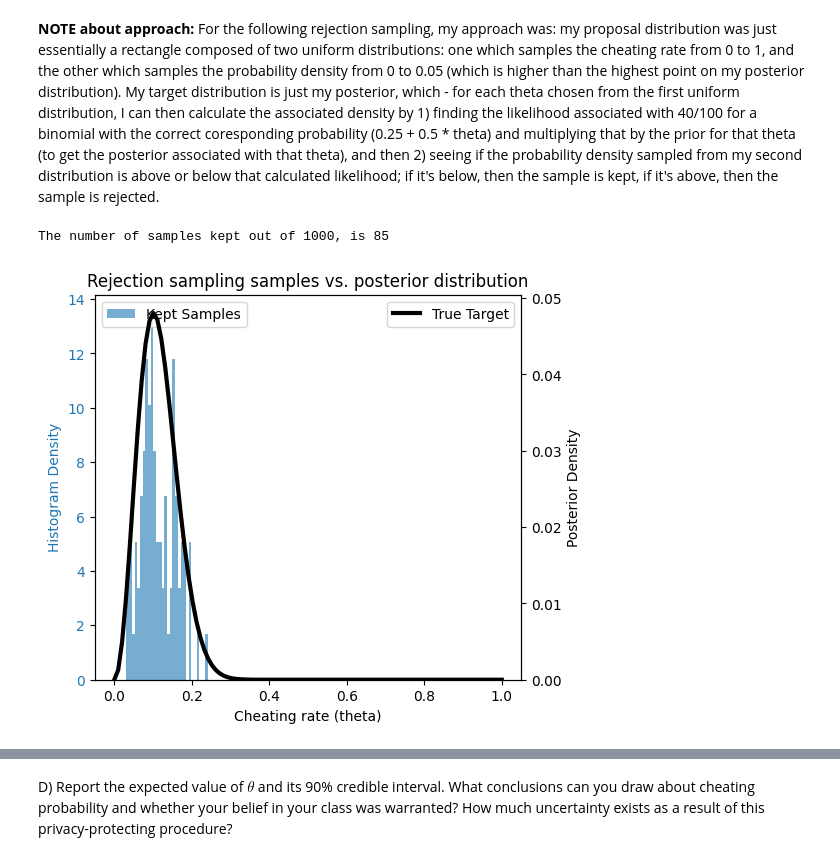
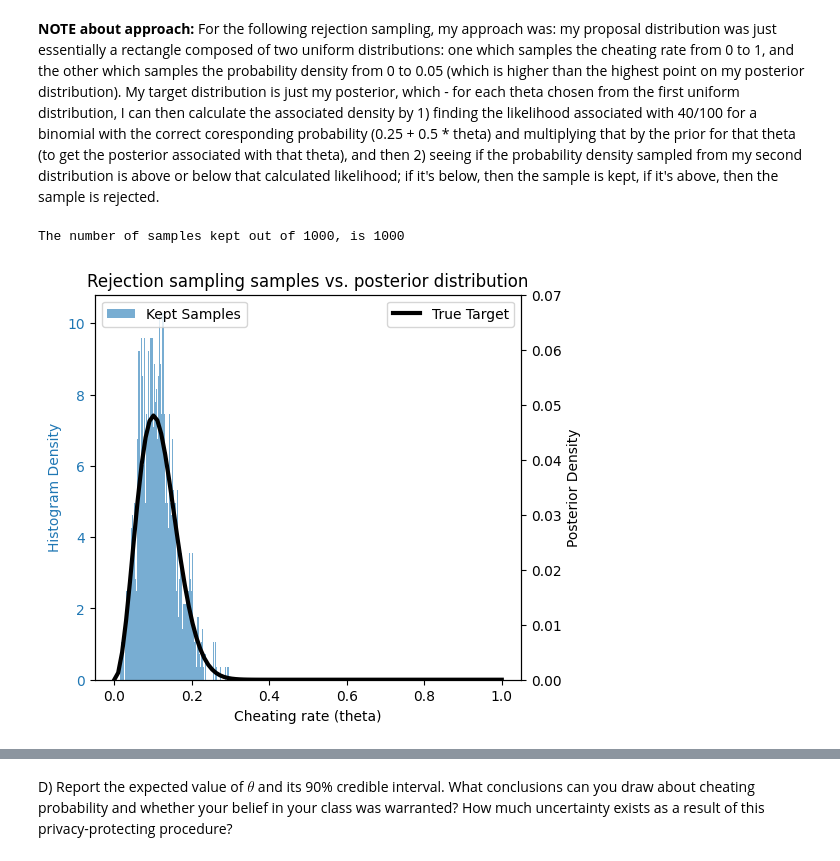
Before and after one commit to BEE4850-SP25/hw03-mcallen14, a Jupyter notebook: hw03_version2.ipynb, the cells around one changed output, grey strips where cells are left out. Cells and saved outputs as stored; diff of their text form; code cells hidden in the pictures.

Commit message:
w rejection sampling update

```diff
--- a/hw03_version2.ipynb
+++ b/hw03_version2.ipynb
@@ -255,52 +257,76 @@ C) Use rejection sampling to draw 1,000 samples from the posterior and
 # %% [markdown]
 **NOTE about approach:** For the following rejection sampling, my approach was: my proposal distribution was just essentially a rectangle composed of two uniform distributions: one which samples the cheating rate from 0 to 1, and the other which samples the probability density from 0 to 0.05 (which is higher than the highest point on my posterior distribution). My target distribution is just my posterior, which - for each theta chosen from the first uniform distribution, I can then calculate the associated density by 1) finding the likelihood associated with 40/100 for a binomial with the correct coresponding probability (0.25 + 0.5 * theta) and multiplying that by the prior for that theta (to get the posterior associated with that theta), and then 2) seeing if the probability density sampled from my second distribution is above or below that calculated likelihood; if it's below, then the sample is kept, if it's above, then the sample is rejected.
 # %%
-# Rejection sampling
-nsamp = 1_000
-unif_theta = np.random.uniform(0, 1, nsamp)
-unif_density = np.random.uniform(0, 0.07, nsamp)
+# # Rejection sampling
+# nsamp = 1_000
+# unif_theta = np.random.uniform(0, 1, nsamp)
+# unif_density = np.random.uniform(0, 0.07, nsamp)
 
-keep_samp = []
-for i in np.arange(0, len(unif_theta)):
-    likelihood_ = find_likelihood(unif_theta[i])
-    #print('likelihood_', likelihood_)
-    prior_ = find_prior(unif_theta[i])
-    #print('prior_', prior_)
-    posterior_ = np.exp(np.log(likelihood_)+np.log(prior_))
-    #print('posterior_',posterior_)
-    # check if posterior is above or below the density sampled from the second unif dist; if below - keep:
-    #print(unif_density[i])
-    if unif_density[i]< posterior_:
-        #print('keep sample')
-        keep_samp.append(unif_theta[i])
-print(f'The number of samples kept out of {nsamp}, is {len(keep_samp)}')
+# keep_samp = []
+# for i in np.arange(0, len(unif_theta)):
+#     likelihood_ = find_likelihood(unif_theta[i])
+#     #print('likelihood_', likelihood_)
+#     prior_ = find_prior(unif_theta[i])
+#     #print('prior_', prior_)
+#     posterior_ = np.exp(np.log(likelihood_)+np.log(prior_))
+#     #print('posterior_',posterior_)
+#     # check if posterior is above or below the density sampled from the second unif dist; if below - keep:
+#     #print(unif_density[i])
+#     if unif_density[i]< posterior_:
+#         #print('keep sample')
+#         keep_samp.append(unif_theta[i])
+# print(f'The number of samples kept out of {nsamp}, is {len(keep_samp)}')
-# %% [output]
-The number of samples kept out of 1000, is 85
+# %%
+# Rejection sampling
+nsamp = 1_000
+
+keep_samp = []
+num_samp_kep = 0
+
+# run loop until 1,000 samples are kept via rejection sampling
+while num_samp_kep < nsamp:
+    unif_theta = np.random.uniform(0, 1, 1)
+    unif_density = np.random.uniform(0, 0.07, 1)
+    likelihood_ = find_likelihood(unif_theta)
+    #print('likelihood_', likelihood_)
+    prior_ = find_prior(unif_theta)
+    #print('prior_', prior_)
+    posterior_ = np.exp(np.log(likelihood_)+np.log(prior_))
+    #print('posterior_',posterior_)
+    # check if posterior is above or below the density sampled from the second unif dist; if below - keep:
+    #print(unif_density[i])
+    if unif_density< posterior_:
+        #print('keep sample')
+        keep_samp.append(unif_theta[0])
+        num_samp_kep = len(keep_samp)
+print(f'The number of samples kept out of {nsamp}, is {len(keep_samp)}')
+# %% [output]
+The number of samples kept out of 1000, is 1000
 # %%
 fig, ax1 = plt.subplots(figsize=(5.5, 5))
 
 # Plot histogram on primary y-axis
-ax1.hist(keep_samp, bins=30, density=True, alpha=0.6, label='Kept Samples', color='C0')
+ax1.hist(keep_samp, bins=100, density=True, alpha=0.6, label='Kept Samples')#, color='C0')
 ax1.set_xlabel("Cheating rate (theta)")
 ax1.set_ylabel("Histogram Density", color='C0')
 ax1.tick_params(axis='y', labelcolor='C0')
 
 # Create a second y-axis
 ax2 = ax1.twinx()
 ax2.plot(df['theta'], df['posterior'], linewidth=3, color='black', label='True Target')
 ax2.set_ylabel("Posterior Density", color='black')
 ax2.tick_params(axis='y', labelcolor='black')
-ax2.set_ylim(0)
+ax2.set_ylim(0, 0.07)
 
 # Add legends
 ax1.legend(loc='upper left')
 ax2.legend(loc='upper right')
 
 plt.title('Rejection sampling samples vs. posterior distribution')
 
 plt.show()
 # %% [output]
-[figure, old version]
+[figure, new version]
 # %%
 theta_running = pd.DataFrame({'theta_sampled': keep_samp})
 theta_running['sim'] = np.arange(len(theta_running))
```
Also changed, not shown: parts of 23 cells of this notebook.
